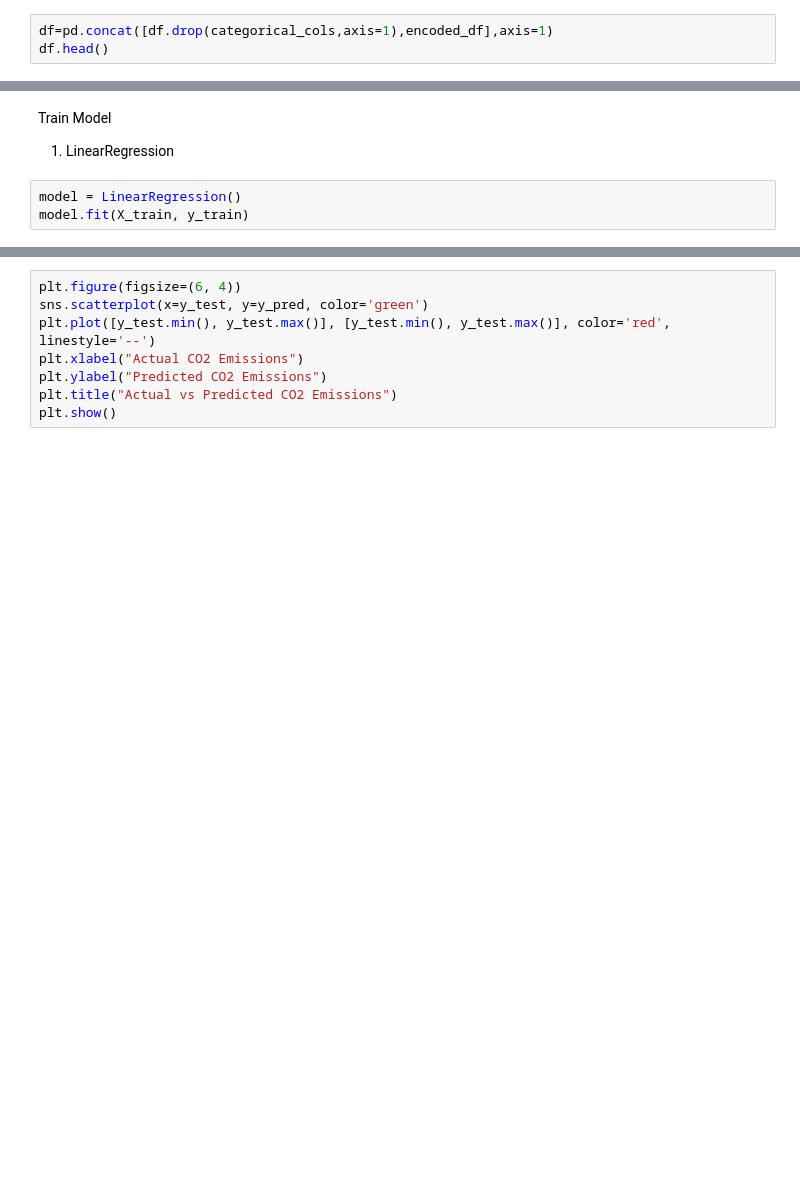
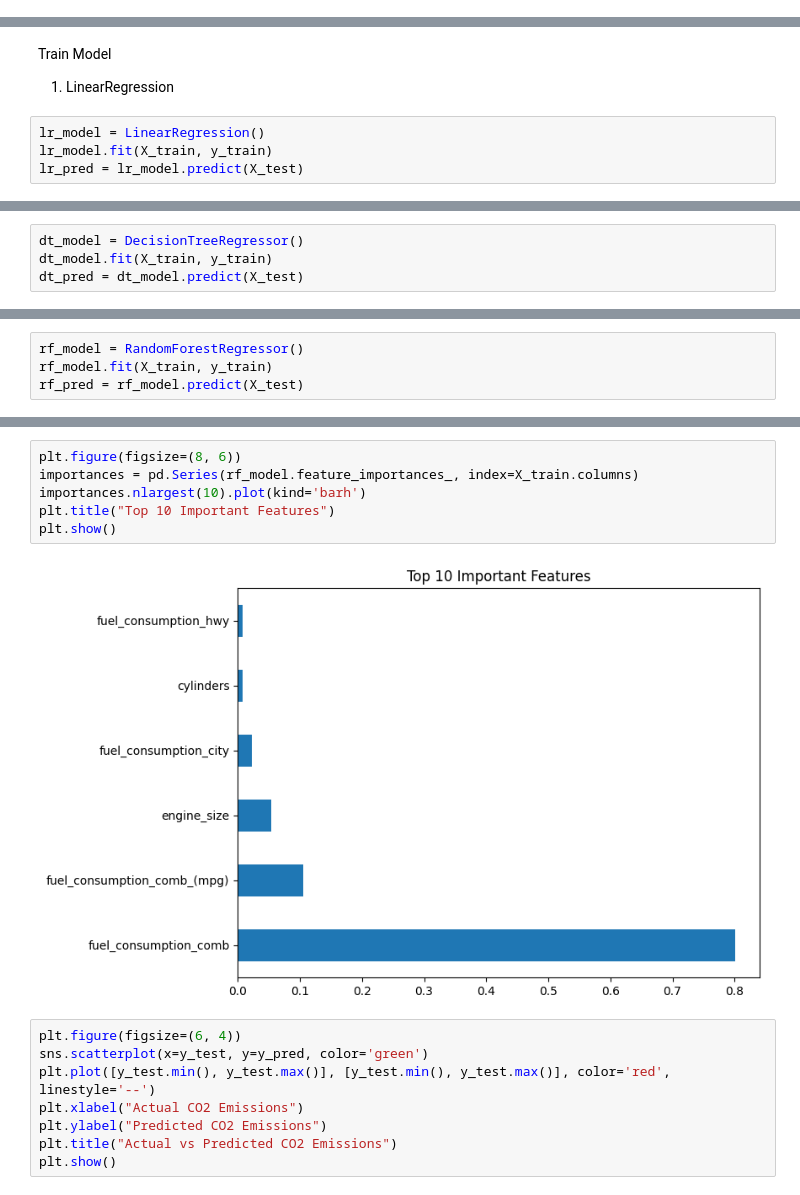
Before and after one commit to Floraannchan/CO2_Prediction, a Jupyter notebook: emission.ipynb, the cells around one changed output, grey strips where cells are left out. Saved outputs shown, nothing was run; the diff lists cells and outputs as text; blank space fills up the shorter version.

Commit message:
Update: Added model training and evaluation

```diff
--- a/emission.ipynb
+++ b/emission.ipynb
@@ -123,3 +111,0 @@ ValueError: Shape of passed values is (6282, 1), indices imply (6282, 32)
-# %%
-df=pd.concat([df.drop(categorical_cols,axis=1),encoded_df],axis=1)
-df.head()
@@ -184,5 +128,6 @@ X_train, X_test, y_train, y_test = train_test_split(X_numeric, y, test_size=0.2,
 Train Model
 1. LinearRegression
 # %%
-model = LinearRegression()
-model.fit(X_train, y_train)
+lr_model = LinearRegression()
+lr_model.fit(X_train, y_train)
+lr_pred = lr_model.predict(X_test)
@@ -205,0 +136,4 @@ R-squared Score (R²): 0.9046186108243239
+# %%
+dt_model = DecisionTreeRegressor()
+dt_model.fit(X_train, y_train)
+dt_pred = dt_model.predict(X_test)
@@ -205,0 +142,4 @@ R-squared Score (R²): 0.9046186108243239
+# %%
+rf_model = RandomForestRegressor()
+rf_model.fit(X_train, y_train)
+rf_pred = rf_model.predict(X_test)
@@ -206,3 +184,11 @@ R-squared Score (R²): 0.9046186108243239
+# %%
+plt.figure(figsize=(8, 6))
+importances = pd.Series(rf_model.feature_importances_, index=X_train.columns)
+importances.nlargest(10).plot(kind='barh')
+plt.title("Top 10 Important Features")
+plt.show()
+# %% [output]
+[figure, added]
 # %%
 plt.figure(figsize=(6, 4))
 sns.scatterplot(x=y_test, y=y_pred, color='green')
```
Also changed, not shown: parts of 26 cells of this notebook.
